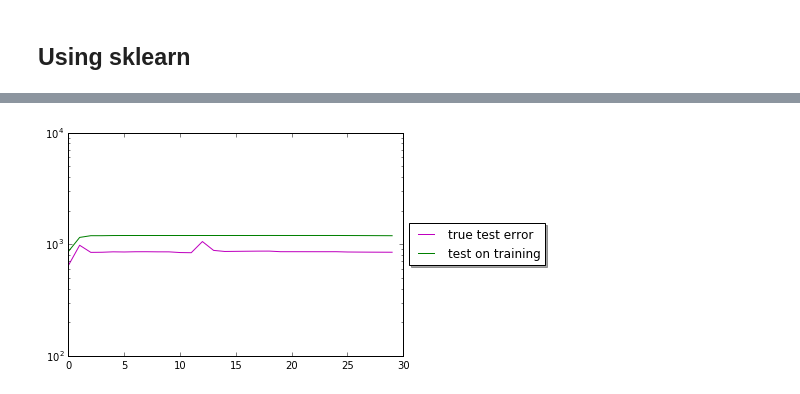
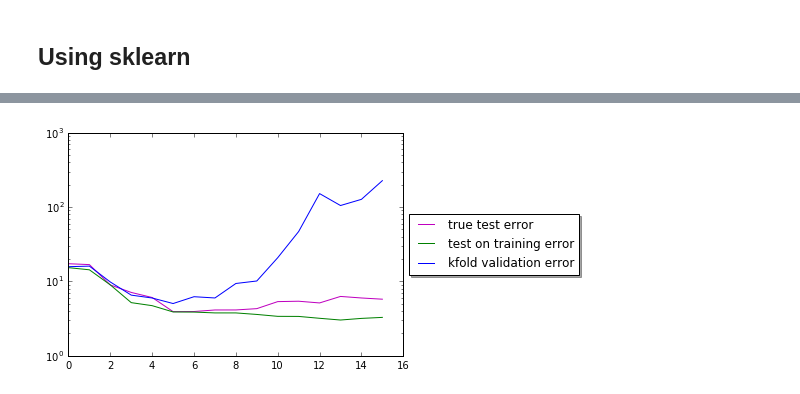
Before and after one commit to mchowning/machine-learning-examples, a Jupyter notebook: simple-linear-regression.ipynb, the cells around one changed output, grey strips where cells are left out. Drawn from its saved outputs; the diff is of its cells as text; code cells hidden in the pictures.

```diff
--- a/simple-linear-regression.ipynb
+++ b/simple-linear-regression.ipynb
@@ -37,14 +27,15 @@ print(y_test.size)
 ### Plotting different model functions at different model complexities
 # %% [markdown]
 Cost Function with respect to given parameters ($\Theta$): $$J(\Theta) = \frac{1}{m} \sum\limits_{i=1}^n (h_\Theta(x^i) - y^i)^2$$
-# %%
-def get_error(x, y, params):
-    predicted = numpy.polyval(params, x)
-    diff = predicted - y
-    total_sq_diff = numpy.sum(numpy.square(diff))
-    total_diff = math.sqrt(total_sq_diff)
-    avg_diff = total_diff / x.size
-    return avg_diff
+# %%
+def get_error(predicted, actual):
+    diff = predicted - actual
+    return numpy.mean(numpy.square(diff))
+
+
+def get_error_from_params(x, y, params):
+    predicted = numpy.polyval(params, x)
+    return get_error(predicted, y)
 # %%
 n_rows = 2
 n_cols = 4
@@ -132,52 +124,25 @@ from sklearn.preprocessing import PolynomialFeatures
 from sklearn.pipeline import make_pipeline
 
 def get_model(xs, ys, n_poly):
-    rxs = xs.reshape(xs.size, 1) # must have shape of (size, 1) instead of (size, )
-    rys = ys.reshape(ys.size, 1)
-
-    poly = PolynomialFeatures(n_poly)
-    alg = LinearRegression(fit_intercept=True)
-
-    model = make_pipeline(poly, alg)
-    model.fit(rxs, rys)
-
-#     if n_poly == 0:
-#         print(alg.coef_)
-
+    model = make_pipeline(PolynomialFeatures(n_poly), LinearRegression())
+    model.fit(xs.reshape(xs.size, 1), ys)
     return model
 
 
 def get_predictions(model, xs):
-        return model.predict(xs.reshape(xs.size, 1))
-
-
-# FIXME -- maybe this squaring and square rooting is messing up with numbers less than 1 and
-# that's why my test error is so low for 0-order polynomial fits
-
-def get_avg_error(predictions, actuals):
-    error = predictions - actuals
-    sq_error = numpy.power(error, 2)
-    total_sq_error = numpy.sum(sq_error)
-
-    total_error = numpy.sqrt(total_sq_error)
-    avg_error = total_error / predictions.size
-    return avg_error
+    return model.predict(xs.reshape(xs.size, 1))
 
 
 def get_poly_error(train__x, train__y, test__x, test__y, n_poly):
     model = get_model(train__x, train__y, n_poly)
     predictions = get_predictions(model, test__x)
-#     if n_poly == 0:
-#         print(predictions)
-#         print(test__y)
-    return get_avg_error(predictions, test__y)
+    return get_error(predictions, test__y)
 
 
-max_poly_order = 30
+max_poly_order = 16
 poly_orders = range(max_poly_order)
 
 kf = KFold(x_train.size, shuffle=True, n_folds=3)
-
 kfold_validation_error_list = []
 for n_poly in poly_orders:
     errors = []
@@ -202,9 +167,9 @@ test_on_training_error_list = [get_poly_error(x_train,
                                               y_train,
                                               o) for o in poly_orders]
 
-print('order\t\ttest on training\tkfold validation\t\ttrue test')
+print('order\t\ttest on training\tkfold validation\t\t\ttrue test')
 for o in poly_orders:
-    print('{0}\t\t{1:.1E}\t\t\t{2:.1E}\t\t\t\t{3:.2E}'.format(o,
+    print('{0}\t\t{1:.2E}\t\t\t{2:.2E}\t\t\t\t{3:.2E}'.format(o,
                                                     test_on_training_error_list[o],
                                                     kfold_validation_error_list[o],
                                                     true_test_error_list[o]))
@@ -213,13 +178,11 @@ best_order = kfold_validation_error_list.index(min(kfold_validation_error_list))
 test_error = get_poly_error(x_train, y_train, x_test, y_test, best_order)
 print('best order per validation testing: {0}'.format(best_order))
 
-#### FIXME why is 0-order test error so low? #####
 
-plt.semilogy(poly_orders, true_test_error_list, c='m')
-plt.semilogy(poly_orders, test_on_training_error_list, c='g')
-# plt.semilogy(poly_orders, kfold_validation_error_list)
-plt.legend(['true test error', 'test on training', 'kfold validation error'],
-           loc='center left',
+plt.semilogy(poly_orders, true_test_error_list, c='m', label='true test error')
+plt.semilogy(poly_orders, test_on_training_error_list, c='g', label='test on training error')
+plt.semilogy(poly_orders, kfold_validation_error_list, label='kfold validation error')
+plt.legend(loc='center left',
            bbox_to_anchor=(1, 0.5),
            shadow=True)
 plt.show()
@@ -244,4 +208,4 @@ best order per validation testing: 0
-[figure, old version]
+[figure, new version]
 # %%
 # TODO use ridge or lasso regresssion
 # TODO use panda dataframe
```
Also changed, not shown: parts of 5 cells of this notebook.
